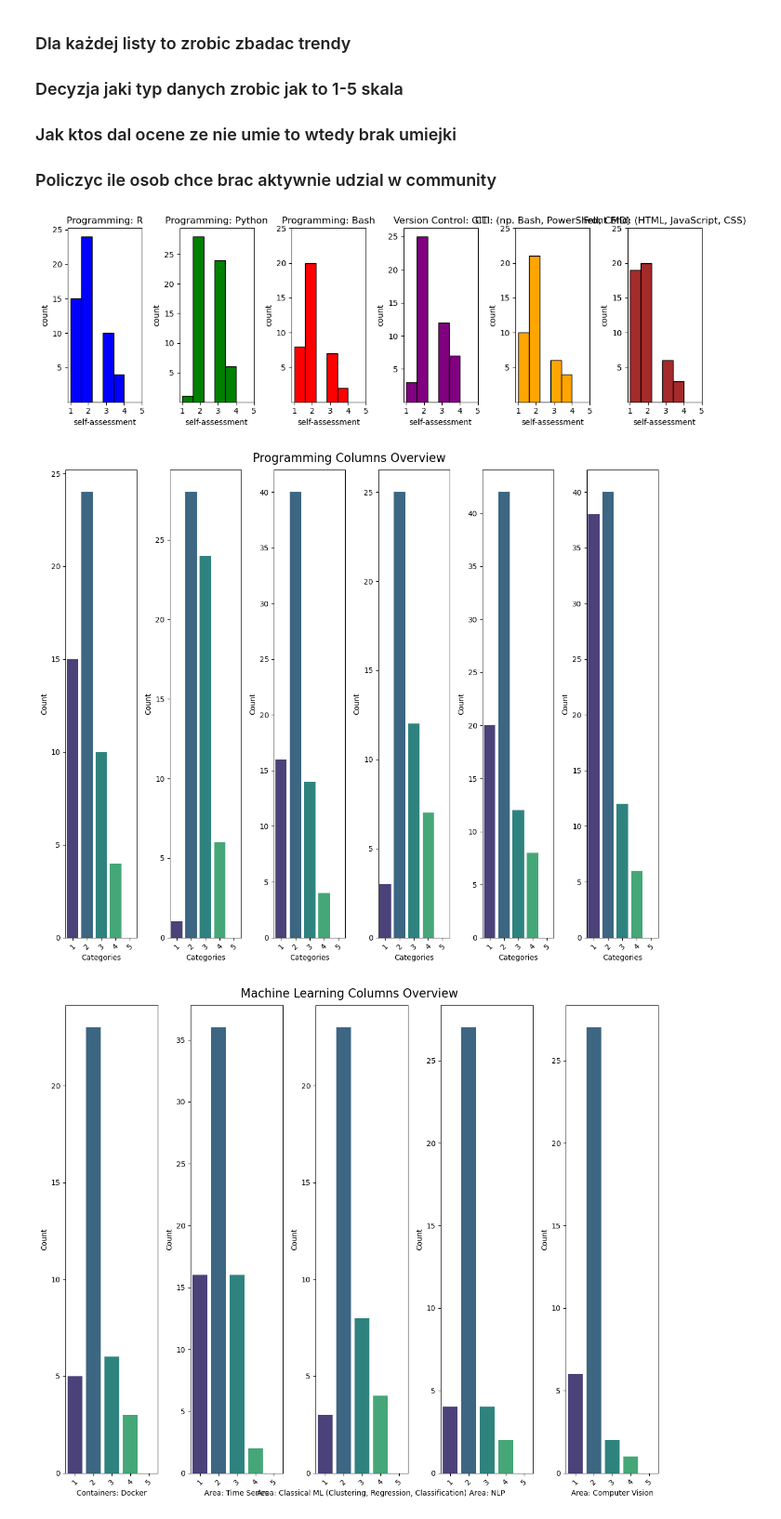
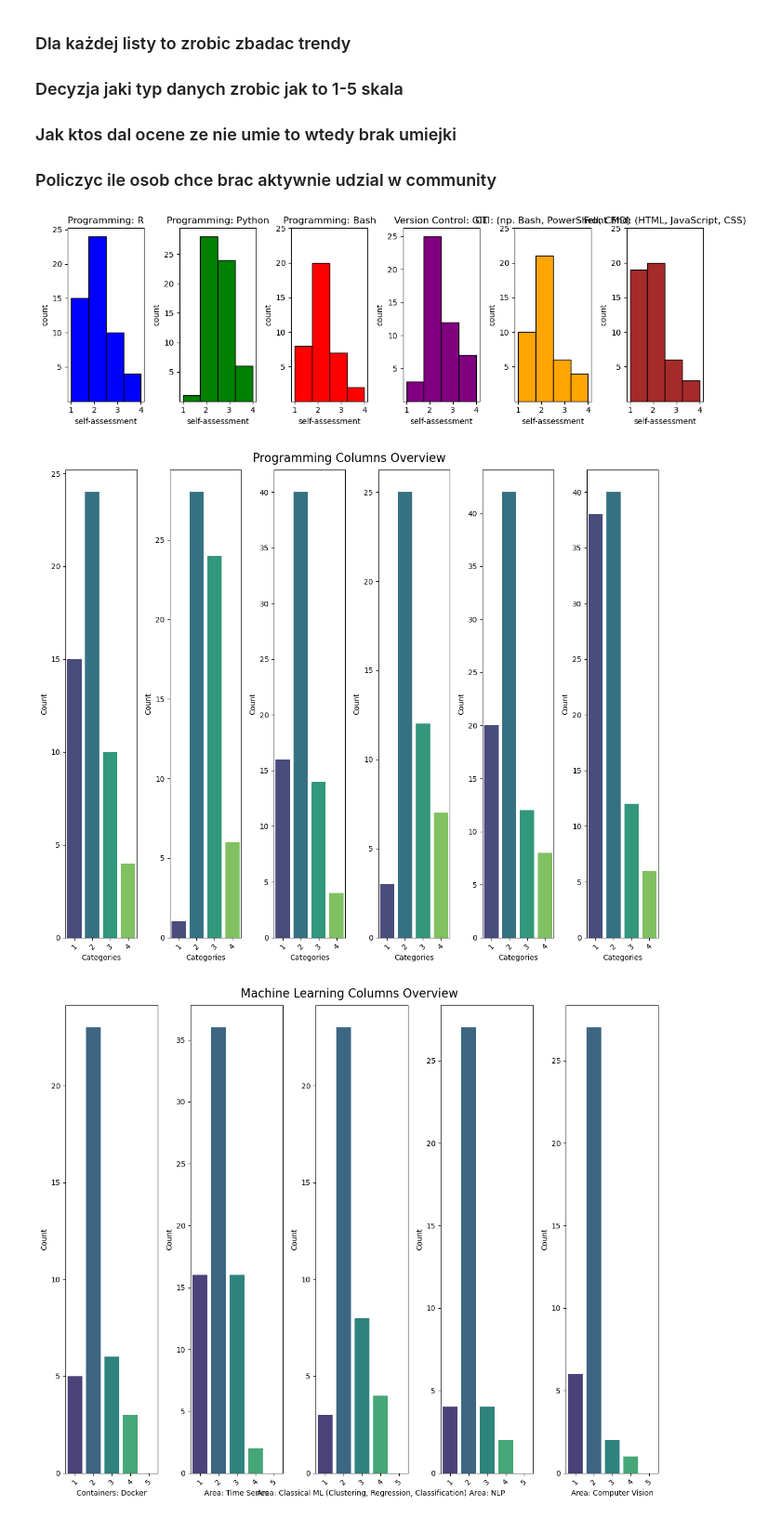
Before and after one commit to Mghd269/DMI-Project, a Jupyter notebook: notebooks/02_eda.ipynb, the cells around one changed output. Shown at 93% size. Saved outputs shown, nothing was run; the diff lists cells and outputs as text; code cells hidden in the pictures.

Commit message:
figures

```diff
--- a/notebooks/02_eda.ipynb
+++ b/notebooks/02_eda.ipynb
@@ -202,7 +202,7 @@ soft = ['Project Management', 'Promocja w Social Media', 'Ux/Ui', 'Projektowanie
 branches = ['FinTech', 'HealthTech', 'FashionTech', 'E-commerce', 'SportTech', 'Non-profit', 'PropTech (nieruchomości)', 'Cybersecurity', 'HR']
 
 
-rating_scale = CategoricalDtype(categories=[1, 2, 3, 4, 5], ordered=True)
+rating_scale = CategoricalDtype(categories=[1, 2, 3, 4], ordered=True)
 
 for column in programming, machine_learning, databases, soft, branches:
     df[column] = df[column].astype(rating_scale)
@@ -223,23 +223,23 @@ for column in programming, machine_learning, databases, soft, branches:
 # %%
 ##WERSJA 1
 fig, axes = plt.subplots(nrows=1, ncols=len(programming), figsize=(12, 4))
 
 for i, column in enumerate(programming):
     colors = ['blue', 'green', 'red', 'purple', 'orange', 'brown']
     ax = axes[i]
-    ax.hist(df[column], bins=5, color= colors[i], edgecolor='black')
+    ax.hist(df[column], bins=4, color= colors[i], edgecolor='black')
     ax.set_title(column)
     ax.set_xlabel('self-assessment')
     ax.set_ylabel('count')
-    ax.set_xticks([1, 2, 3, 4, 5])
-    ax.set_xticklabels([1, 2, 3, 4, 5])
+    ax.set_xticks([1, 2, 3, 4])
+    ax.set_xticklabels([1, 2, 3, 4])
     ax.set_yticks([5, 10, 15, 20, 25])
 
 
 plt.tight_layout()
 plt.show()
 # %% [output]
-[figure, old version]
+[figure, new version]
 # %%
 #WERSJA 2
 
@@ -263,15 +263,11 @@ fig.suptitle('Programming Columns Overview', fontsize=16)
 plt.tight_layout()
 plt.show()
 
-
-
-
-
 #Ogarnac ilosc obserwacji na kazdym pytaniu
 warnings.filterwarnings('ignore')
 warnings.simplefilter('ignore')
 # %% [output]
-[figure, old version]
+[figure, new version]
 # %%
 #WERSJA 2
 
```
